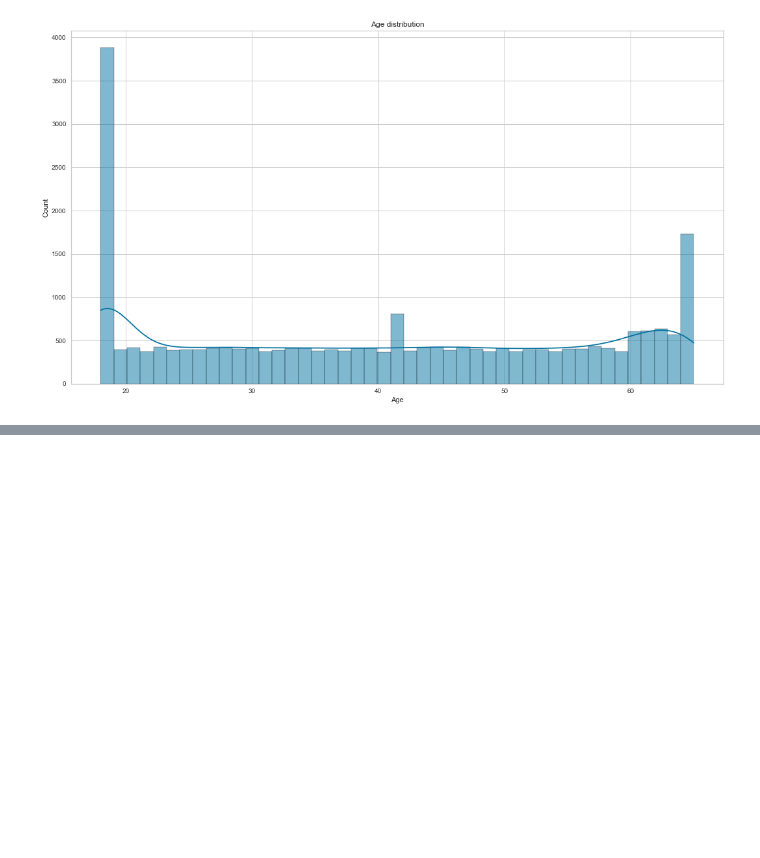
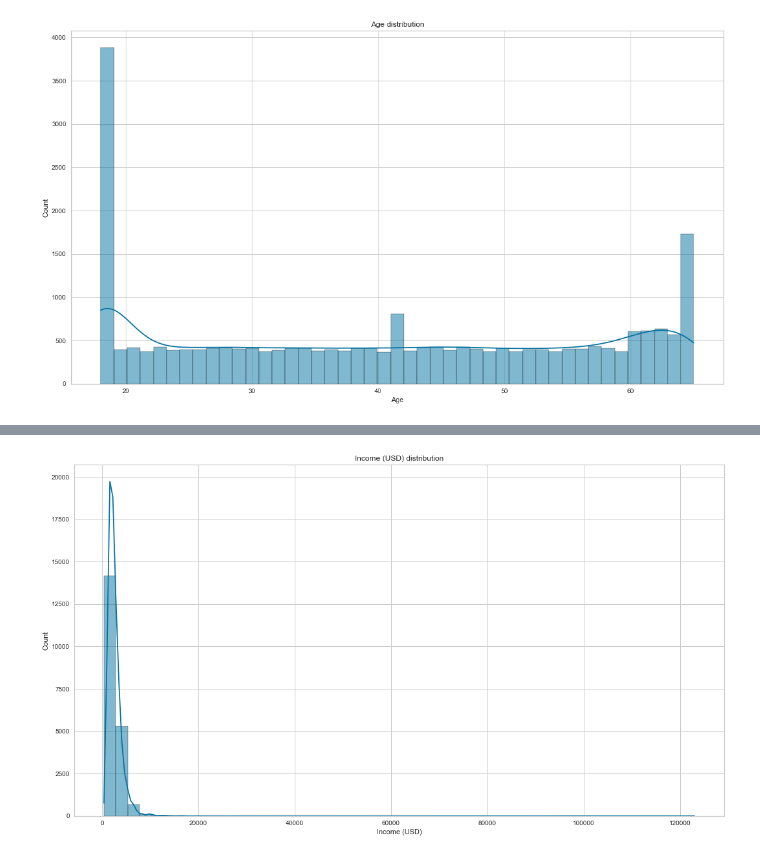
Before and after one commit to semasuka/Loan-amount-prediction-regression, a Jupyter notebook: Loan_amount_prediction.ipynb, the cells around one changed output, grey strips where cells are left out. Saved outputs shown, nothing was run; the diff lists cells and outputs as text; code cells hidden in the pictures; blank space fills up the shorter version.

```diff
--- a/Loan_amount_prediction.ipynb
+++ b/Loan_amount_prediction.ipynb
@@ -289,0 +315,4 @@ create_hist_plot(loan_amt_train_copy, 'Age', the_bins=45)
+# %%
+create_hist_plot(loan_amt_train_copy, 'Income (USD)', the_bins=50)
+# %% [output]
+[figure, added]
```
Also changed, not shown: parts of 5 cells of this notebook.
